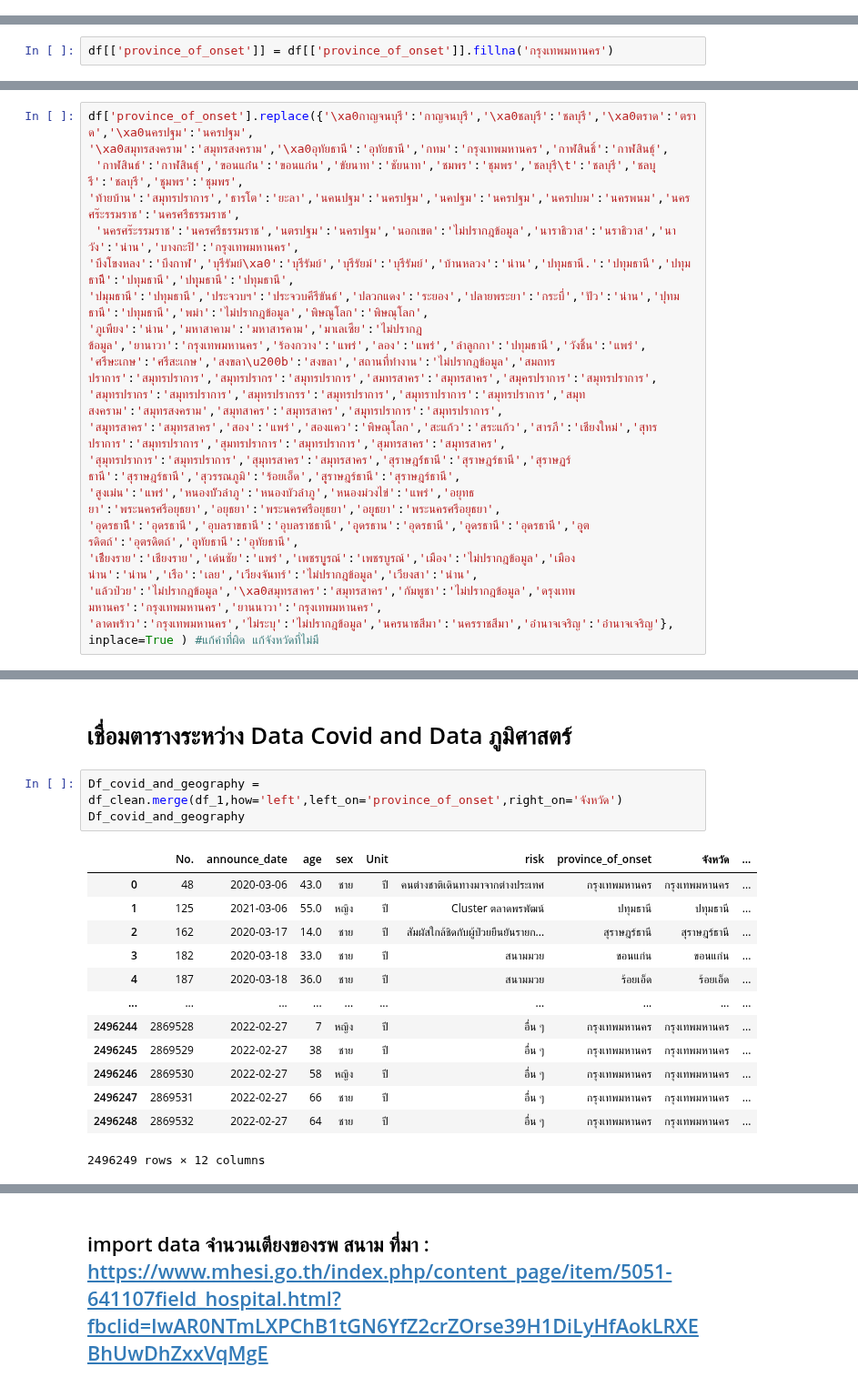
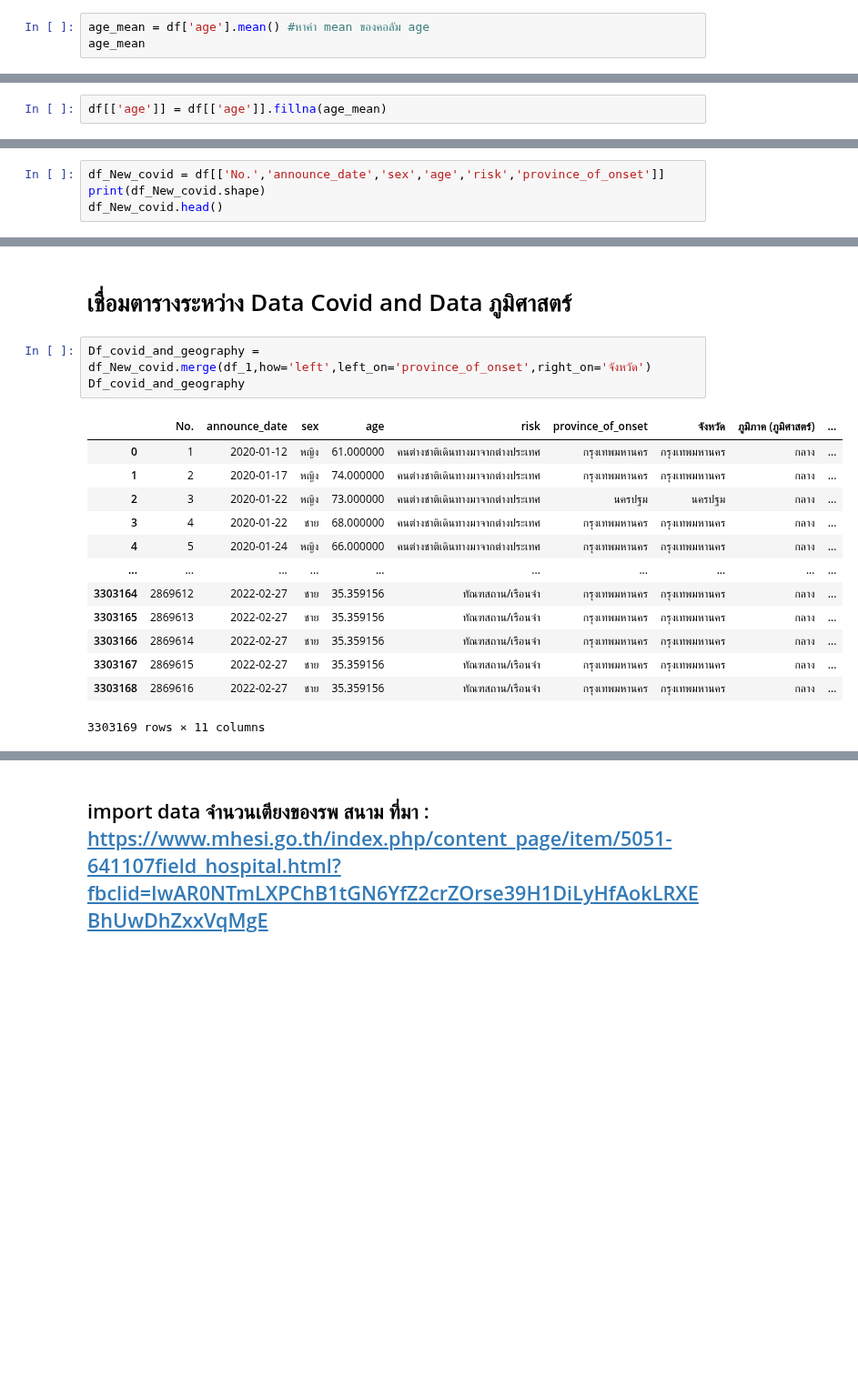
Before and after one commit to kittikhun62/data_viz_2022, a Jupyter notebook: final.ipynb, the cells around one changed output, grey strips where cells are left out. Shown at 91% size. Saved outputs shown, nothing was run; the diff lists cells and outputs as text; blank space fills up the shorter version.

```diff
--- a/final.ipynb
+++ b/final.ipynb
@@ -299,0 +404,3 @@ dtype: object
+# %%
+age_mean = df['age'].mean() #หาค่า mean ของคอลัม age
+age_mean
@@ -300,5 +409,5 @@ dtype: object
 # %%
-df[['province_of_onset']] = df[['province_of_onset']].fillna('กรุงเทพมหานคร')
+df[['age']] = df[['age']].fillna(age_mean)
 # %% [output]
 A value is trying to be set on a copy of a slice from a DataFrame.
 Try using .loc[row_indexer,col_indexer] = value instead
@@ -328,18 +416,0 @@ set(df['province_of_onset'])
-# %%
-df['province_of_onset'].replace({'\xa0กาญจนบุรี':'กาญจนบุรี','\xa0ชลบุรี':'ชลบุรี','\xa0ตราด':'ตราด','\xa0นครปฐม':'นครปฐม',
-'\xa0สมุทรสงคราม':'สมุทรสงคราม','\xa0อุทัยธานี':'อุทัยธานี','กทม':'กรุงเทพมหานคร','กาฬสินธิ์':'กาฬสินธุ์',
- 'กาฬสินธ์':'กาฬสินธุ์','ขอนแก่่น':'ขอนแก่น','ขัยนาท':'ชัยนาท','ชมพร':'ชุมพร','ชลบุรี\t':'ชลบุรี','ชลบุุรี':'ชลบุรี','ชุุมพร':'ชุมพร',
-'ท้ายบ้าน':'สมุทรปราการ','ธารโต':'ยะลา','นคนปฐม':'นครปฐม','นคปฐม':'นครปฐม','นครปบม':'นครพนม','นครศร๊ะรรมราช':'นครศรีธรรมราช',
- 'นครศร๊ะรรมราช':'นครศรีธรรมราช','นตรปฐม':'นครปฐม','นอกเขต':'ไม่ปรากฎข้อมูล','นาราธิวาส':'นราธิวาส','นาวัง':'น่าน','บางกะปิ':'กรุงเทพมหานคร',
-'บึงโขงหลง':'บึงกาฬ','บุรีรัมย์\xa0':'บุรีรัมย์','บุรีรัยม์':'บุรีรัมย์','บ้านหลวง':'น่าน','ปทุมธานี.':'ปทุมธานี','ปทุมธานีี':'ปทุมธานี','ปทุุมธานี':'ปทุมธานี',
-'ปมุมธานี':'ปทุมธานี','ประจวบฯ':'ประจวบคีรีขันธ์','ปลวกแดง':'ระยอง','ปลายพระยา':'กระบี่','ปัว':'น่าน','ปุทมธานี':'ปทุมธานี','พม่า':'ไม่ปรากฎข้อมูล','พิษณูโลก':'พิษณุโลก',
-'ภูเพียง':'น่าน','มหาสาคาม':'มหาสารคาม','มาเลเซีย':'ไม่ปรากฎข้อมูล','ยานาวา':'กรุงเทพมหานคร','ร้องกวาง':'แพร่','ลอง':'แพร่','ลำลูกกา':'ปทุมธานี','วังชิ้น':'แพร่',
-'ศรีษะเกษ':'ศรีสะเกษ','สงขลา\u200b':'สงขลา','สถานที่ทำงาน':'ไม่ปรากฎข้อมูล','สมถทรปราการ':'สมุทรปราการ','สมุทรปรากร':'สมุทรปราการ','สมทรสาคร':'สมุทรสาคร','สมุครปราการ':'สมุทรปราการ',
-'สมุทรปรากร':'สมุทรปราการ','สมุทรปรากรร':'สมุทรปราการ','สมุทราปราการ':'สมุทรปราการ','สมุทสงคราม':'สมุทรสงคราม','สมุทสาคร':'สมุทรสาคร','สมุุทรปราการ':'สมุทรปราการ',
-'สมุุทรสาคร':'สมุทรสาคร','สอง':'แพร่','สองแคว':'พิษณุโลก','สะแก้ว':'สระแก้ว','สารภี':'เชียงใหม่','สุทรปราการ':'สมุทรปราการ','สุมทรปราการ':'สมุทรปราการ','สุมทรสาคร':'สมุทรสาคร',
-'สุมุทรปราการ':'สมุทรปราการ','สุมุทรสาคร':'สมุทรสาคร','สุราษฎร์์ธานี':'สุราษฎร์ธานี','สุราษฏร์ธานี':'สุราษฎร์ธานี','สุวรรณภูมิ':'ร้อยเอ็ด','สุุราษฎร์ธานี':'สุราษฎร์ธานี',
-'สูงเม่น':'แพร่','หนองบััวลำภู':'หนองบัวลำภู','หนองม่วงไข่':'แพร่','อยุทธยา':'พระนครศรีอยุธยา','อยุธยา':'พระนครศรีอยุธยา','อยุุธยา':'พระนครศรีอยุธยา',
-'อุดรธานีี':'อุดรธานี','อุบลราขธานี':'อุบลราชธานี','อุุดรธาน':'อุดรธานี','อุุดรธานี':'อุดรธานี','อุุตรดิตถ์':'อุตรดิตถ์','อุุทัยธานี':'อุทัยธานี',
-'เชีียงราย':'เชียงราย','เด่นชัย':'แพร่','เพชรบุูรณ์':'เพชรบูรณ์','เมือง':'ไม่ปรากฎข้อมูล','เมืองน่าน':'น่าน','เรือ':'เลย','เวียงจันทร์':'ไม่ปรากฎข้อมูล','เวียงสา':'น่าน',
-'แล้วป่วย':'ไม่ปรากฎข้อมูล','\xa0สมุทรสาคร':'สมุทรสาคร','กัมพูชา':'ไม่ปรากฎข้อมูล','ดรุงเทพมหานคร':'กรุงเทพมหานคร','ยานนาวา':'กรุงเทพมหานคร',
-'ลาดพร้าว':'กรุงเทพมหานคร','ไม่ระบุ':'ไม่ปรากฎข้อมูล','นครนาชสีมา':'นครราชสีมา','อํานาจเจริญ':'อำนาจเจริญ'}, inplace=True ) #แก้คำที่ผิด แก้จังหวัดที่ไม่มี
@@ -447,0 +432,4 @@ memory usage: 302.4+ MB
+# %%
+df_New_covid = df[['No.','announce_date','sex','age','risk','province_of_onset']]
+print(df_New_covid.shape)
+df_New_covid.head()
@@ -549,22 +545,22 @@ df_1
 # %% [markdown]
 # เชื่อมตารางระหว่าง Data Covid and Data ภูมิศาสตร์
 # %%
-Df_covid_and_geography = df_clean.merge(df_1,how='left',left_on='province_of_onset',right_on='จังหวัด')
+Df_covid_and_geography = df_New_covid.merge(df_1,how='left',left_on='province_of_onset',right_on='จังหวัด')
 Df_covid_and_geography
 # %% [output]
-|  | No. | announce_date | age | sex | Unit | risk | province_of_onset | จังหวัด | ... |
-| 0 | 48 | 2020-03-06 | 43.0 | ชาย | ปี | คนต่างชาติเดินทางมาจากต่างประเทศ | กรุงเทพมหานคร | กรุงเทพมหานคร | ... |
-| 1 | 125 | 2021-03-06 | 55.0 | หญิง | ปี | Cluster ตลาดพรพัฒน์ | ปทุมธานี | ปทุมธานี | ... |
-| 2 | 162 | 2020-03-17 | 14.0 | ชาย | ปี | สัมผัสใกล้ชิดกับผู้ป่วยยืนยันรายก... | สุราษฎร์ธานี | สุราษฎร์ธานี | ... |
-| 3 | 182 | 2020-03-18 | 33.0 | ชาย | ปี | สนามมวย | ขอนแก่น | ขอนแก่น | ... |
-| 4 | 187 | 2020-03-18 | 36.0 | ชาย | ปี | สนามมวย | ร้อยเอ็ด | ร้อยเอ็ด | ... |
+|  | No. | announce_date | sex | age | risk | province_of_onset | จังหวัด | ภูมิภาค (ภูมิศาสตร์) | ... |
+| 0 | 1 | 2020-01-12 | หญิง | 61.000000 | คนต่างชาติเดินทางมาจากต่างประเทศ | กรุงเทพมหานคร | กรุงเทพมหานคร | กลาง | ... |
+| 1 | 2 | 2020-01-17 | หญิง | 74.000000 | คนต่างชาติเดินทางมาจากต่างประเทศ | กรุงเทพมหานคร | กรุงเทพมหานคร | กลาง | ... |
+| 2 | 3 | 2020-01-22 | หญิง | 73.000000 | คนต่างชาติเดินทางมาจากต่างประเทศ | นครปฐม | นครปฐม | กลาง | ... |
+| 3 | 4 | 2020-01-22 | ชาย | 68.000000 | คนต่างชาติเดินทางมาจากต่างประเทศ | กรุงเทพมหานคร | กรุงเทพมหานคร | กลาง | ... |
+| 4 | 5 | 2020-01-24 | หญิง | 66.000000 | คนต่างชาติเดินทางมาจากต่างประเทศ | กรุงเทพมหานคร | กรุงเทพมหานคร | กลาง | ... |
 | ... | ... | ... | ... | ... | ... | ... | ... | ... | ... |
-| 2496244 | 2869528 | 2022-02-27 | 7 | หญิง | ปี | อื่น ๆ | กรุงเทพมหานคร | กรุงเทพมหานคร | ... |
-| 2496245 | 2869529 | 2022-02-27 | 38 | ชาย | ปี | อื่น ๆ | กรุงเทพมหานคร | กรุงเทพมหานคร | ... |
-| 2496246 | 2869530 | 2022-02-27 | 58 | หญิง | ปี | อื่น ๆ | กรุงเทพมหานคร | กรุงเทพมหานคร | ... |
-| 2496247 | 2869531 | 2022-02-27 | 66 | ชาย | ปี | อื่น ๆ | กรุงเทพมหานคร | กรุงเทพมหานคร | ... |
-| 2496248 | 2869532 | 2022-02-27 | 64 | ชาย | ปี | อื่น ๆ | กรุงเทพมหานคร | กรุงเทพมหานคร | ... |
+| 3303164 | 2869612 | 2022-02-27 | ชาย | 35.359156 | ทัณฑสถาน/เรือนจำ | กรุงเทพมหานคร | กรุงเทพมหานคร | กลาง | ... |
+| 3303165 | 2869613 | 2022-02-27 | ชาย | 35.359156 | ทัณฑสถาน/เรือนจำ | กรุงเทพมหานคร | กรุงเทพมหานคร | กลาง | ... |
+| 3303166 | 2869614 | 2022-02-27 | ชาย | 35.359156 | ทัณฑสถาน/เรือนจำ | กรุงเทพมหานคร | กรุงเทพมหานคร | กลาง | ... |
+| 3303167 | 2869615 | 2022-02-27 | ชาย | 35.359156 | ทัณฑสถาน/เรือนจำ | กรุงเทพมหานคร | กรุงเทพมหานคร | กลาง | ... |
+| 3303168 | 2869616 | 2022-02-27 | ชาย | 35.359156 | ทัณฑสถาน/เรือนจำ | กรุงเทพมหานคร | กรุงเทพมหานคร | กลาง | ... |
-2496249 rows × 12 columns
+3303169 rows × 11 columns
 # %%
 Df_covid_and_geography.isnull().any()
 # %% [output]
```
Also changed, not shown: parts of 43 cells of this notebook.
